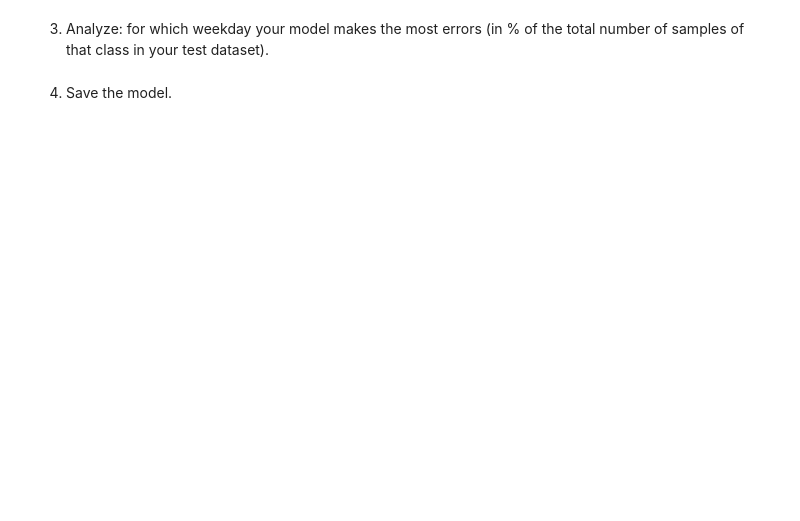
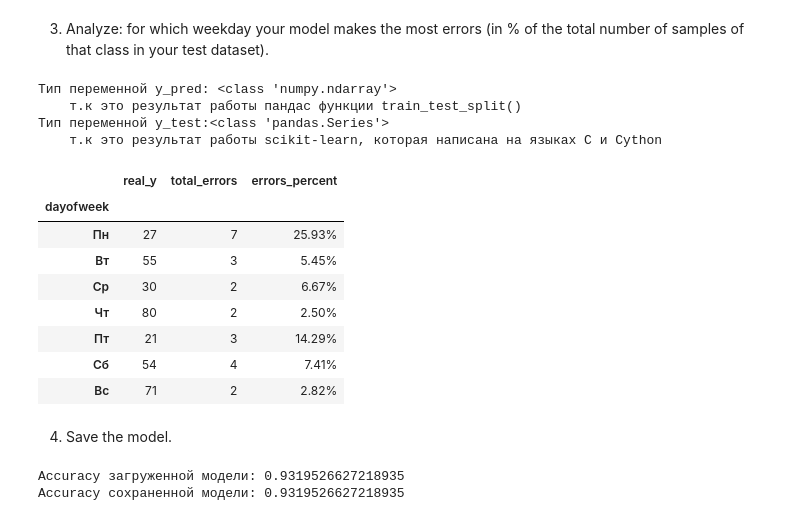
Before and after one commit to RunForJoy/ml-regularization-ensembles-pipelines, a Jupyter notebook: src/ex00/00_regularization.ipynb, the cells around one changed output. Saved outputs shown, nothing was run; the diff lists cells and outputs as text; code cells hidden in the pictures; blank space fills up the shorter version.

```diff
--- a/src/ex00/00_regularization.ipynb
+++ b/src/ex00/00_regularization.ipynb
@@ -664,4 +580,48 @@ Wall time: -1.47e+10 ns
 # %% [markdown]
 3. Analyze: for which weekday your model makes the most errors (in % of the total number of samples of that class in your test dataset).
+# %%
+print(f"Тип переменной y_pred: {type(y_pred)}")
+print(f"Тип переменной y_test:{type(y_test)}")
+# %% [output]
+Тип переменной y_pred: <class 'numpy.ndarray'>
+    т.к это результат работы пандас функции train_test_split()
+Тип переменной y_test:<class 'pandas.Series'>
+    т.к это результат работы scikit-learn, которая написана на языках C и Cython
+# %%
+# Считаем, сколько ВСЕГО реальных объектов каждого дня было в y_test
+real_stats = y_test.value_counts()
+
+# Находим только те строки, где y_test НЕ РАВЕН y_pred (настоящие промахи)
+# Превращаем y_pred в Series, чтобы выровнять индексы с y_test
+y_pred_series = pd.Series(y_pred, index=y_test.index)
+y_pred_errors = y_test[y_test != y_pred_series]
+
+# Считаем количество ОШИБОК для каждого реального дня
+error_stats = y_pred_errors.value_counts()
+
+error_analysis = pd.DataFrame(
+    {
+        "real_y": real_stats,
+        "total_errors": error_stats,
+        # Считаем честный процент ошибок от общего объема этого дня в тесте
+        "errors_percent": (error_stats / real_stats * 100),
+    }
+)
+
+days_dict = {0: "Пн", 1: "Вт", 2: "Ср", 3: "Чт", 4: "Пт", 5: "Сб", 6: "Вс"}
+error_analysis.index = error_analysis.index.map(days_dict)
+error_analysis.style.highlight_max(
+    subset=["errors_percent"], color="lightgreen", axis=0
+).format({"errors_percent": "{:.2f}%", "real_y": "{:0.0f}", "total_errors": "{:0.0f}"})
+# %% [output]
+|  | real_y | total_errors | errors_percent |
+| dayofweek |  |  |  |
+| Пн | 27 | 7 | 25.93% |
+| Вт | 55 | 3 | 5.45% |
+| Ср | 30 | 2 | 6.67% |
+| Чт | 80 | 2 | 2.50% |
+| Пт | 21 | 3 | 14.29% |
+| Сб | 54 | 4 | 7.41% |
+| Вс | 71 | 2 | 2.82% |
 # %% [markdown]
 4. Save the model.
@@ -669,0 +630,11 @@ Wall time: -1.47e+10 ns
+# %%
+loaded_model = joblib.load("../data/best_random_forest_model.joblib")
+y_pred_loaded = loaded_model.predict(X_test)
+loaded_accuracy = accuracy_score(y_test, y_pred_loaded)
+
+print(
+    f"Accuracy загруженной модели: {loaded_accuracy}\nAccuracy сохраненной модели: {final_accuracy}"
+)
+# %% [output]
+Accuracy загруженной модели: 0.9319526627218935
+Accuracy сохраненной модели: 0.9319526627218935
```
Also changed, not shown: parts of 16 cells of this notebook, 1 other file.
